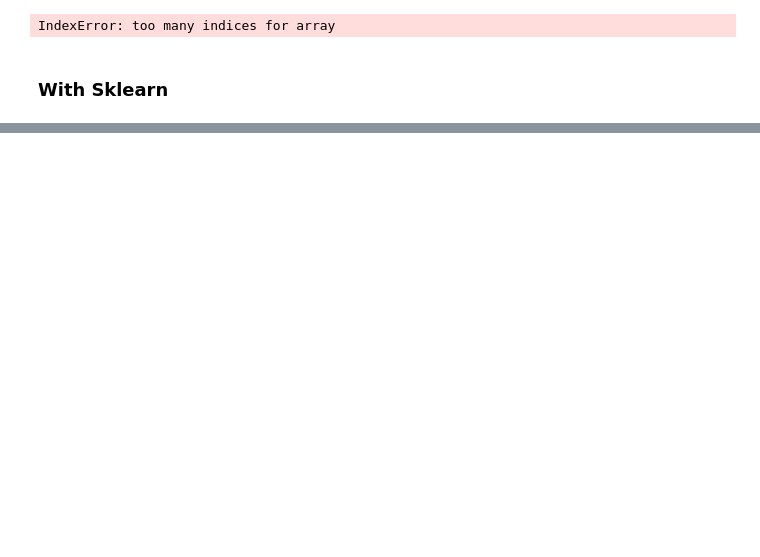
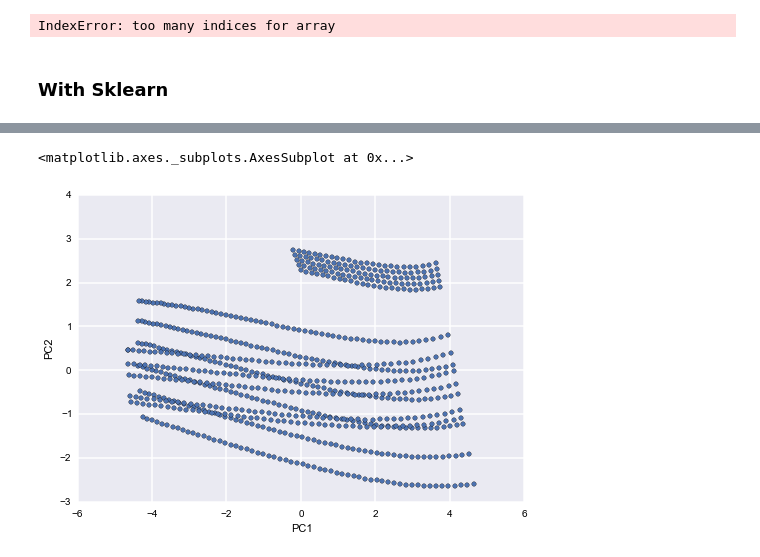
Before and after one commit to cmgerber/Nuclear_Forensics_Analysis, a Jupyter notebook: PCA/PCA_manual.ipynb, the cells around one changed output, grey strips where cells are left out. Cells and saved outputs as stored; diff of their text form; code cells hidden in the pictures; blank space fills up the shorter version.

```diff
--- a/PCA/PCA_manual.ipynb
+++ b/PCA/PCA_manual.ipynb
@@ -300,0 +263,24 @@ array([[ 2.32435871,  0.64066007],
+# %%
+#import data
+df = pd.read_excel('All_Isotopes_Generated.xlsx', 'Sheet1')
+
+needed_isotopes = ['Reactor', 'Enrichment', 'u234', 'u235', 'u236', 'u238',
+                   'pu238', 'pu239', 'pu240', 'pu241', 'pu242']
+
+df = df[needed_isotopes]
+
+# split data table into data X and class labels y
+x = df.ix[:,2:].values
+reactor = df.ix[:,0].values
+enrichment = df.ix[:,1].values
+
+x_std = StandardScaler().fit_transform(x)
+#x_std = x
+
+pca_model = PCA(n_components=3)
+result = pca_model.fit_transform(x_std)
+# %%
+df_result = pd.DataFrame(result, columns=['PC1', 'PC2', 'PC3'])
+df_result['Reactor'] = reactor
+df_result['Enrichment'] = enrichment
+df_result = df_result[df_result.columns[-2:].append(df_result.columns[:-2])]
@@ -300,0 +310,5 @@ array([[ 2.32435871,  0.64066007],
+# %%
+df_result.plot(kind='scatter', x='PC1', y='PC2')
+# %% [output]
+<matplotlib.axes._subplots.AxesSubplot at 0x...>
+[figure, added]
```
Also changed, not shown: parts of 12 cells of this notebook, 2 other files.
